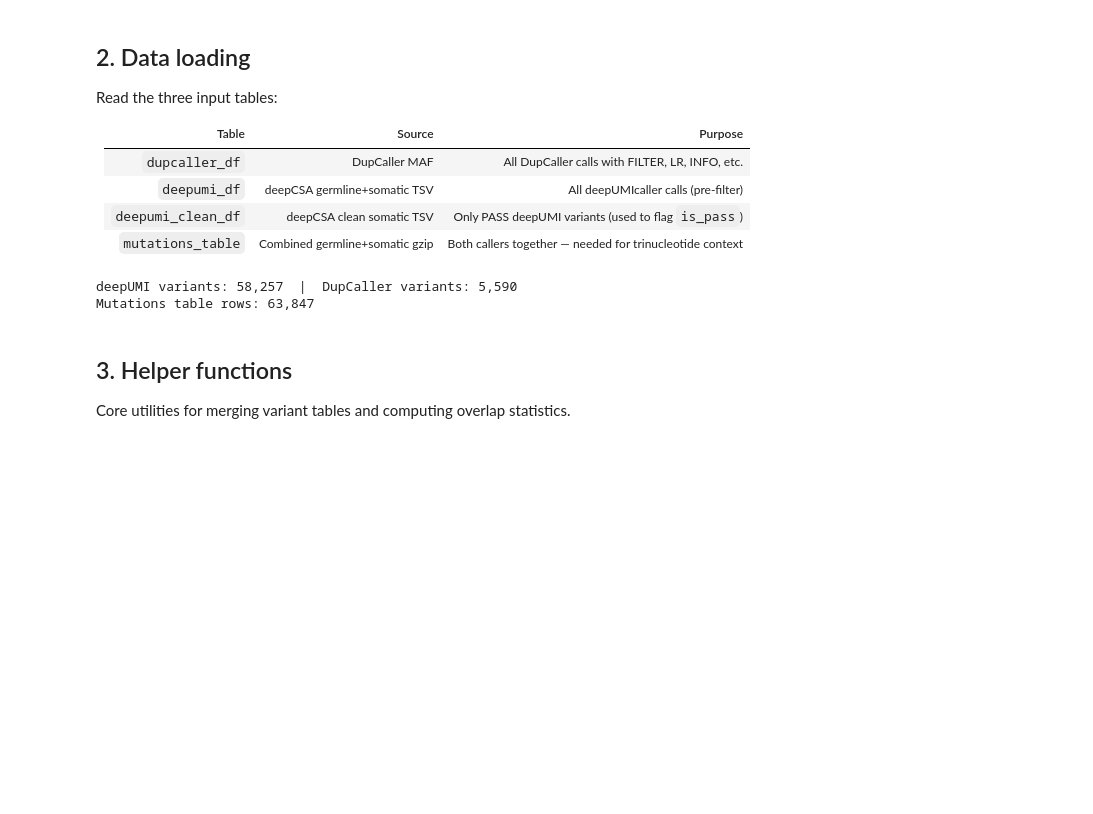
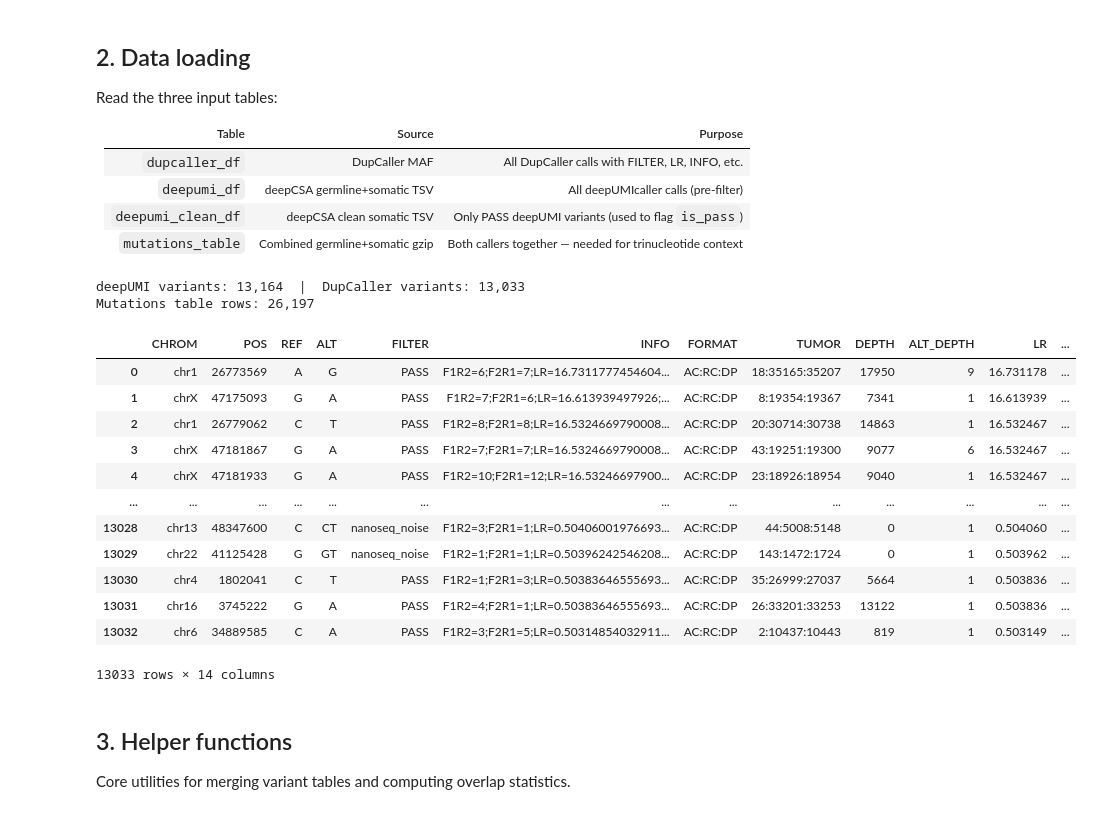
Before and after one commit to bbglab/DeepClone_protocol, a Jupyter notebook: supplementary_analysis/dupcaller/compare_mutations.ipynb, the cells around one changed output. Drawn from its saved outputs; the diff is of its cells as text; code cells hidden in the pictures; blank space fills up the shorter version.

Commit message:
updates on deepUMicaller and dupcaller comparions

```diff
--- a/supplementary_analysis/dupcaller/compare_mutations.ipynb
+++ b/supplementary_analysis/dupcaller/compare_mutations.ipynb
@@ -19,31 +29,22 @@ comparison.
+# %%
+# --- Analysis settings --------------------------------------------------------
+cohort = "bladder"          # "cord_blood" or "bladder"
+mutations = "all_mutation_types"  # "snv" or "all_mutation_types"
+
+# Base directory for all outputs (plots, tables)
+OUTPUT_BASE = Path(
+    "./results"
+)
 # %%
-# --- 1. Setup: imports, cohort configuration, output paths ---
-
-import pandas as pd
-import numpy as np
-import matplotlib.pyplot as plt
-import seaborn as sns
-from pathlib import Path
-from matplotlib.patches import Rectangle
-from matplotlib_venn import venn2
-
-# --- Analysis settings --------------------------------------------------------
-cohort = "cord_blood"          # "cord_blood" or "bladder"
-mutations = "all_mutation_types"  # "snv" or "all_mutation_types"
-
-# Base directory for all outputs (plots, tables)
-OUTPUT_BASE = Path(
-    "/data/bbg/projects/prominent/dev/internal_development/test_DupCaller/analysis"
-)
 
 # --- Cohort-specific paths --------------------------------------------------------
 if cohort == "cord_blood":
     deepcsa_path = "/data/bbg/nobackup2/prominent/duplex_seq_tests/error_rate/cord_blood/bbg/deepCSA/2026-03-20_idt_tws_dupcaller_fix/mutations"
     samples = [
-        "SC001_B1_1_H_1", "SC001_B1_1_H_2",
-        "SC002_B1_1_H_1", "SC002_B1_1_H_2",
-        "SC003_B1_1_H_1", "SC003_B1_1_H_2",
+        # "SC001_B1_1_H_1", "SC002_B1_1_H_1", "SC003_B1_1_H_1",
+        "SC001_B1_1_H_2", "SC002_B1_1_H_2", "SC003_B1_1_H_2",
     ]
+    dupcaller_samples = [ f"{sample}_dupcaller" for sample in samples ]
     dupcaller_path = "/data/bbg/nobackup2/prominent/duplex_seq_tests/error_rate/cord_blood/bbg/2026-03-dupcaller/deepCSA_input/vcf/all_samples_info.maf"
 
 elif cohort == "bladder":
@@ -54,6 +55,7 @@ elif cohort == "bladder":
         "P19_0052_BDO_01", "P19_0052_BTR_01",
         "P19_0053_BDO_01", "P19_0053_BTR_01",
     ]
+    dupcaller_samples = [ f"{sample}_dupcaller" for sample in samples ]
     dupcaller_path = "/data/bbg/nobackup2/scratch/fcalvet/tests_dupcaller/2026-03-11_bladder_test_035/deepCSA_input/vcf/all_samples_info.maf"
 
 # Derived paths (shared structure for both cohorts)
@@ -93,6 +95,12 @@ deepumi_df = pd.read_csv(all_deepumi, sep="\t", low_memory=False)
 deepumi_clean_df = pd.read_csv(deepumi_clean, sep="\t", low_memory=False)
 mutations_table = pd.read_csv(all_both, sep="\t", low_memory=False, compression="gzip")
 
+# --- Restrict to specified samples --------------------------------------------------------
+dupcaller_df = dupcaller_df[dupcaller_df["SAMPLE_ID"].isin(dupcaller_samples)]
+deepumi_df = deepumi_df[deepumi_df["SAMPLE_ID"].isin(samples)]
+deepumi_clean_df = deepumi_clean_df[deepumi_clean_df["SAMPLE_ID"].isin(samples)]
+mutations_table = mutations_table[(mutations_table["SAMPLE_ID"].isin(samples)) | (mutations_table["SAMPLE_ID"].isin(dupcaller_samples))]
+
 # --- Add VARIANT_ID to both caller tables -----------------------------------
 dupcaller_df = add_variant_id(dupcaller_df)
 deepumi_df = add_variant_id(deepumi_df)
@@ -111,8 +119,24 @@ if mutations == "snv":
 print(f"deepUMI variants: {len(deepumi_df):,}  |  DupCaller variants: {len(dupcaller_df):,}")
 print(f"Mutations table rows: {len(mutations_table):,}")
 # %% [output]
-deepUMI variants: 58,257  |  DupCaller variants: 5,590
-Mutations table rows: 63,847
+deepUMI variants: 13,164  |  DupCaller variants: 13,033
+Mutations table rows: 26,197
+# %%
+dupcaller_df
+# %% [output]
+|  | CHROM | POS | REF | ALT | FILTER | INFO | FORMAT | TUMOR | DEPTH | ALT_DEPTH | LR | ... |
+| 0 | chr1 | 26773569 | A | G | PASS | F1R2=6;F2R1=7;LR=16.7311777454604... | AC:RC:DP | 18:35165:35207 | 17950 | 9 | 16.731178 | ... |
+| 1 | chrX | 47175093 | G | A | PASS | F1R2=7;F2R1=6;LR=16.613939497926;... | AC:RC:DP | 8:19354:19367 | 7341 | 1 | 16.613939 | ... |
+| 2 | chr1 | 26779062 | C | T | PASS | F1R2=8;F2R1=8;LR=16.5324669790008... | AC:RC:DP | 20:30714:30738 | 14863 | 1 | 16.532467 | ... |
+| 3 | chrX | 47181867 | G | A | PASS | F1R2=7;F2R1=7;LR=16.5324669790008... | AC:RC:DP | 43:19251:19300 | 9077 | 6 | 16.532467 | ... |
+| 4 | chrX | 47181933 | G | A | PASS | F1R2=10;F2R1=12;LR=16.53246697900... | AC:RC:DP | 23:18926:18954 | 9040 | 1 | 16.532467 | ... |
+| ... | ... | ... | ... | ... | ... | ... | ... | ... | ... | ... | ... | ... |
+| 13028 | chr13 | 48347600 | C | CT | nanoseq_noise | F1R2=3;F2R1=1;LR=0.50406001976693... | AC:RC:DP | 44:5008:5148 | 0 | 1 | 0.504060 | ... |
+| 13029 | chr22 | 41125428 | G | GT | nanoseq_noise | F1R2=1;F2R1=1;LR=0.50396242546208... | AC:RC:DP | 143:1472:1724 | 0 | 1 | 0.503962 | ... |
+| 13030 | chr4 | 1802041 | C | T | PASS | F1R2=1;F2R1=3;LR=0.50383646555693... | AC:RC:DP | 35:26999:27037 | 5664 | 1 | 0.503836 | ... |
+| 13031 | chr16 | 3745222 | G | A | PASS | F1R2=4;F2R1=1;LR=0.50383646555693... | AC:RC:DP | 26:33201:33253 | 13122 | 1 | 0.503836 | ... |
+| 13032 | chr6 | 34889585 | C | A | PASS | F1R2=3;F2R1=5;LR=0.50314854032911... | AC:RC:DP | 2:10437:10443 | 819 | 1 | 0.503149 | ... |
+13033 rows × 14 columns
 # %% [markdown]
 ## 3. Helper functions
 
```
Also changed, not shown: parts of 7 cells of this notebook, 14 other files.
